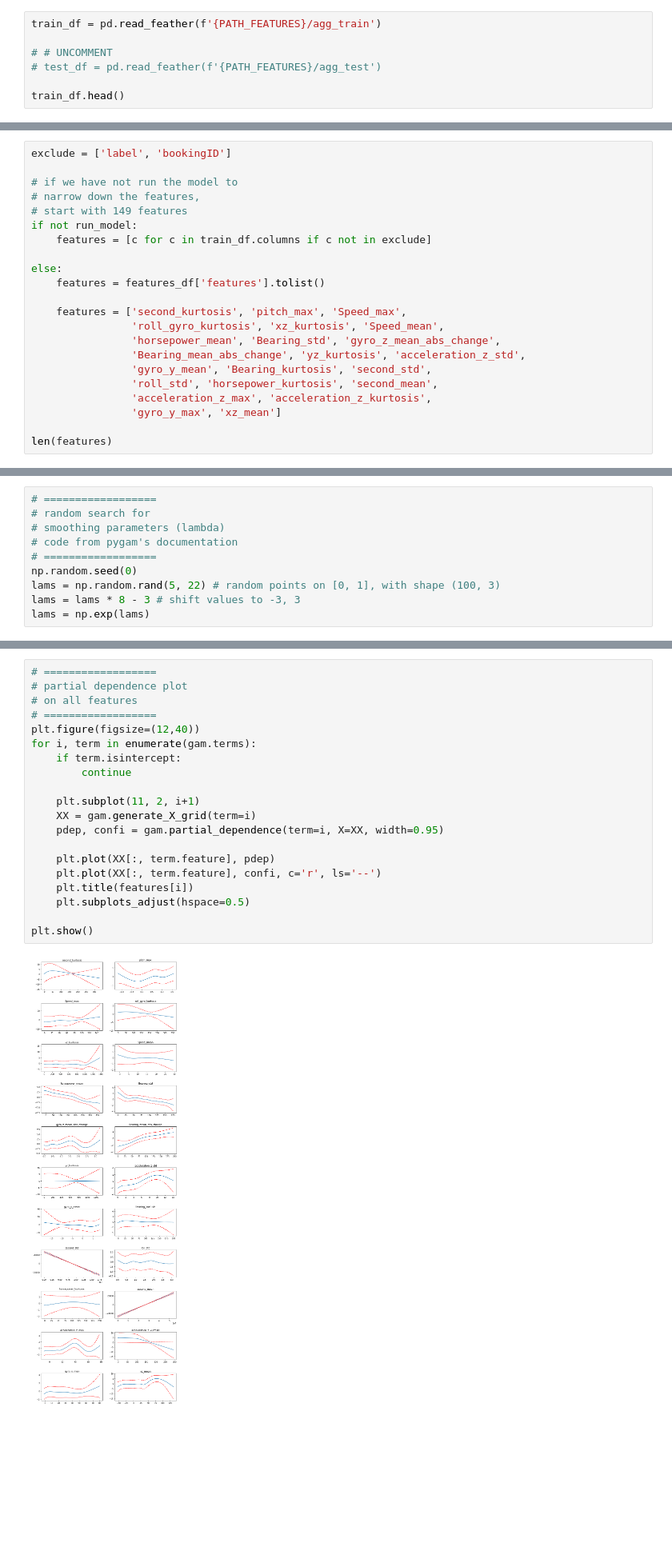
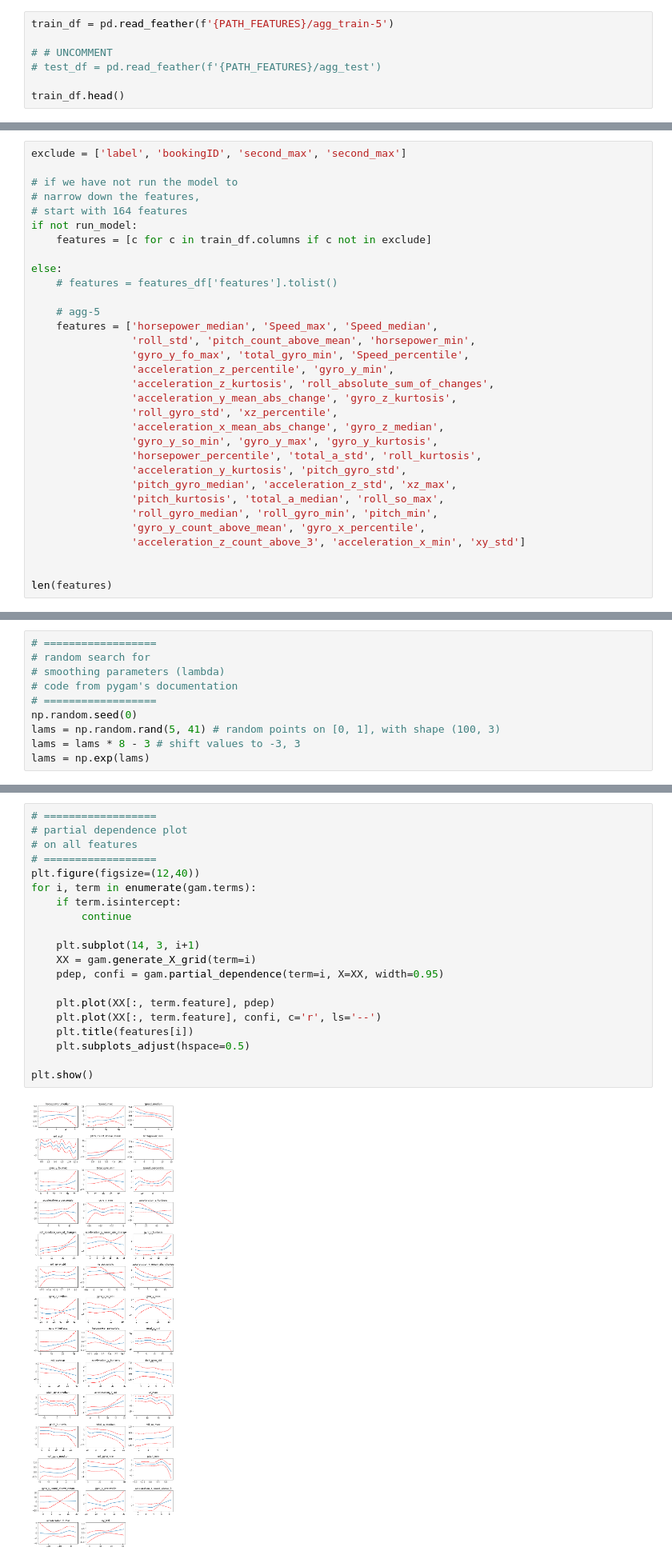
Before and after one commit to wjensheng/grab, a Jupyter notebook: model.ipynb, the cells around one changed output, grey strips where cells are left out. Shown at 80% size. Saved outputs shown, nothing was run; the diff lists cells and outputs as text; blank space fills up the shorter version.

```diff
--- a/model.ipynb
+++ b/model.ipynb
@@ -72,7 +66,7 @@ run_model = False
 ## Read in
 Start working from the aggregated dataframe produced from `preprocess`.
 # %%
-train_df = pd.read_feather(f'{PATH_FEATURES}/agg_train')
+train_df = pd.read_feather(f'{PATH_FEATURES}/agg_train-5')
 
 # # UNCOMMENT
 # test_df = pd.read_feather(f'{PATH_FEATURES}/agg_test')
@@ -104,23 +88,33 @@ For the first run, select all 149 features but after running `lightgbm` twice an
 # %%
-exclude = ['label', 'bookingID']
+exclude = ['label', 'bookingID', 'second_max', 'second_max']
 
 # if we have not run the model to
 # narrow down the features,
-# start with 149 features
+# start with 164 features
 if not run_model:
     features = [c for c in train_df.columns if c not in exclude]
 
 else:
-    features = features_df['features'].tolist()
+    # features = features_df['features'].tolist()
 
-    features = ['second_kurtosis', 'pitch_max', 'Speed_max',
-                'roll_gyro_kurtosis', 'xz_kurtosis', 'Speed_mean',
-                'horsepower_mean', 'Bearing_std', 'gyro_z_mean_abs_change',
-                'Bearing_mean_abs_change', 'yz_kurtosis', 'acceleration_z_std',
-                'gyro_y_mean', 'Bearing_kurtosis', 'second_std',
-                'roll_std', 'horsepower_kurtosis', 'second_mean',
-                'acceleration_z_max', 'acceleration_z_kurtosis',
-                'gyro_y_max', 'xz_mean']
+    # agg-5
+    features = ['horsepower_median', 'Speed_max', 'Speed_median',
+                'roll_std', 'pitch_count_above_mean', 'horsepower_min',
+                'gyro_y_fo_max', 'total_gyro_min', 'Speed_percentile',
+                'acceleration_z_percentile', 'gyro_y_min',
+                'acceleration_z_kurtosis', 'roll_absolute_sum_of_changes',
+                'acceleration_y_mean_abs_change', 'gyro_z_kurtosis',
+                'roll_gyro_std', 'xz_percentile',
+                'acceleration_x_mean_abs_change', 'gyro_z_median',
+                'gyro_y_so_min', 'gyro_y_max', 'gyro_y_kurtosis',
+                'horsepower_percentile', 'total_a_std', 'roll_kurtosis',
+                'acceleration_y_kurtosis', 'pitch_gyro_std',
+                'pitch_gyro_median', 'acceleration_z_std', 'xz_max',
+                'pitch_kurtosis', 'total_a_median', 'roll_so_max',
+                'roll_gyro_median', 'roll_gyro_min', 'pitch_min',
+                'gyro_y_count_above_mean', 'gyro_x_percentile',
+                'acceleration_z_count_above_3', 'acceleration_x_min', 'xy_std']
+
 
 len(features)
 # %% [output]
@@ -288,7 +283,7 @@ y = train_df['label'].values
 # code from pygam's documentation
 # ==================
 np.random.seed(0)
-lams = np.random.rand(5, 22) # random points on [0, 1], with shape (100, 3)
+lams = np.random.rand(5, 41) # random points on [0, 1], with shape (100, 3)
 lams = lams * 8 - 3 # shift values to -3, 3
 lams = np.exp(lams)
 # %%
@@ -306,25 +301,25 @@ Wall time: 2min 19s
 # %%
 # ==================
 # partial dependence plot
 # on all features
 # ==================
 plt.figure(figsize=(12,40))
 for i, term in enumerate(gam.terms):
     if term.isintercept:
         continue
 
-    plt.subplot(11, 2, i+1)
+    plt.subplot(14, 3, i+1)
     XX = gam.generate_X_grid(term=i)
     pdep, confi = gam.partial_dependence(term=i, X=XX, width=0.95)
 
     plt.plot(XX[:, term.feature], pdep)
     plt.plot(XX[:, term.feature], confi, c='r', ls='--')
     plt.title(features[i])
     plt.subplots_adjust(hspace=0.5)
 
 plt.show()
 # %% [output]
-[figure, old version]
+[figure, new version]
 # %%
 # ==================
 # check for accuracy
```
Also changed, not shown: parts of 28 cells of this notebook, 1 other file.
